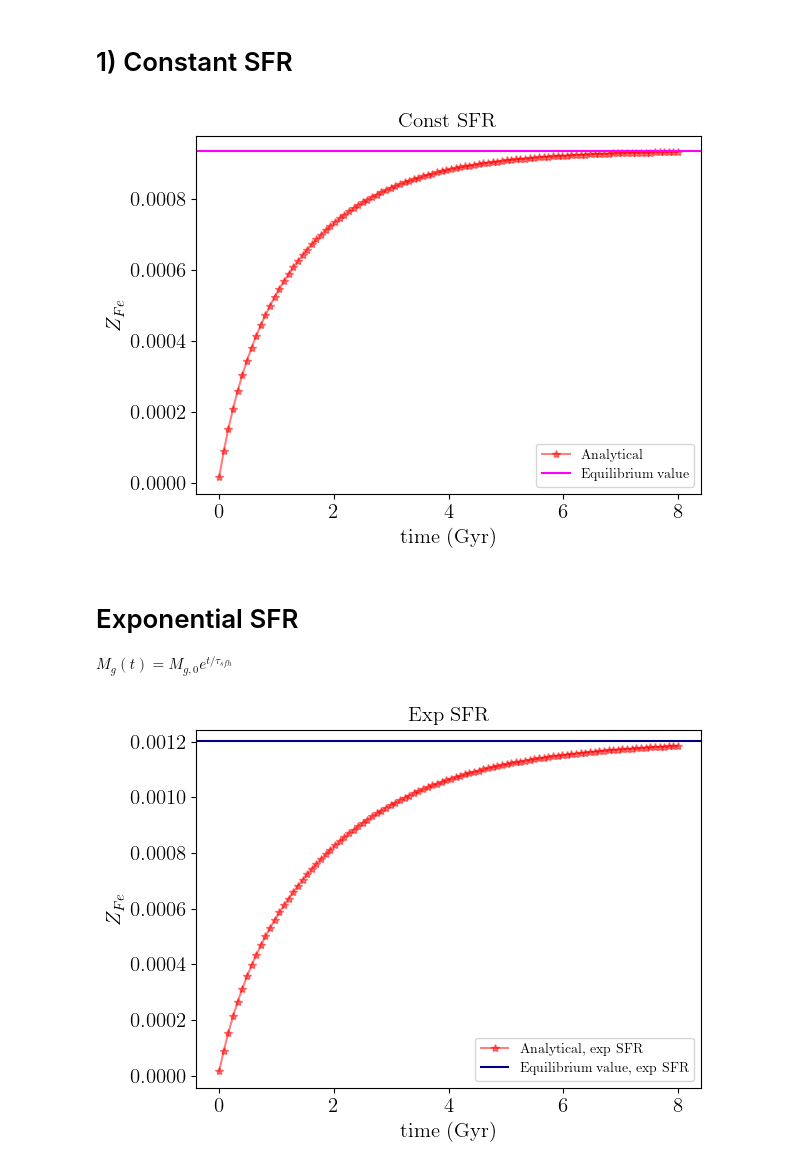
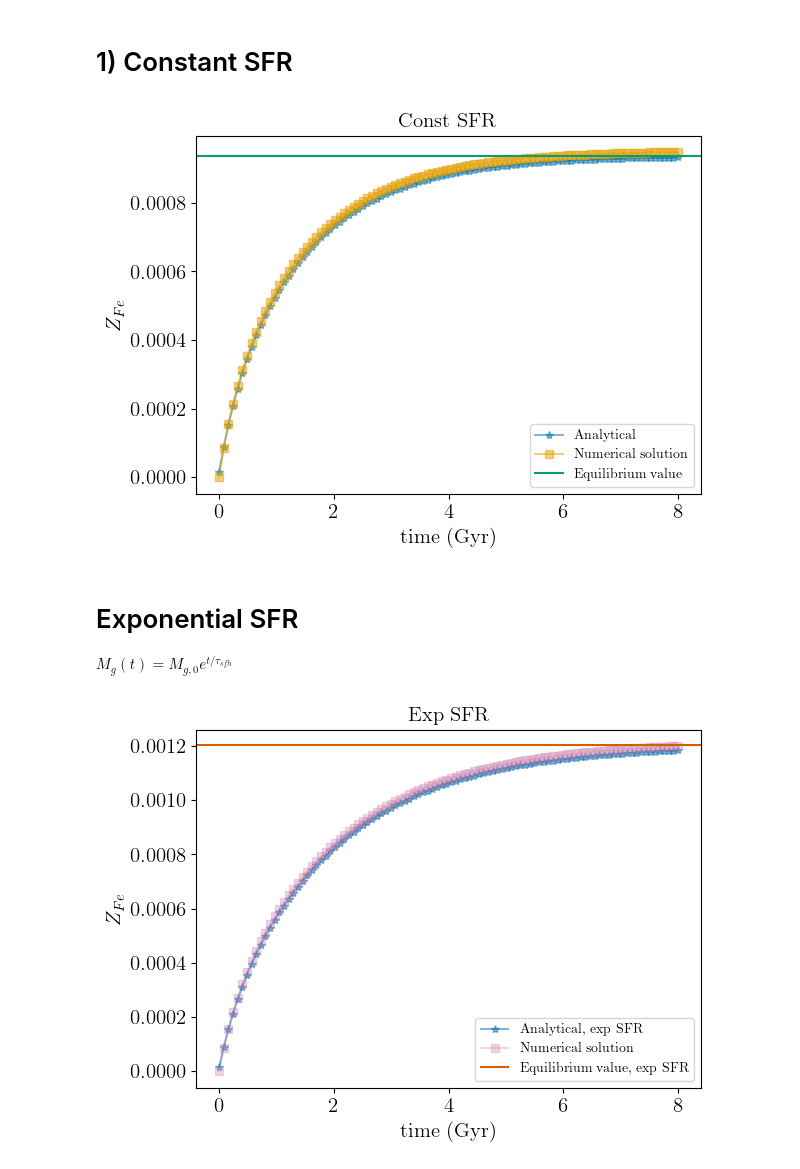
Before and after one commit to haniyehtajer/chemevo, a Jupyter notebook: examples/Iron_abundance.ipynb, the cells around one changed output. Saved outputs shown, nothing was run; the diff lists cells and outputs as text; code cells hidden in the pictures.

```diff
--- a/examples/Iron_abundance.ipynb
+++ b/examples/Iron_abundance.ipynb
@@ -16,6 +16,8 @@ params = {
    'axes.titlesize': 15
    }
 rcParams.update(params)
+
+colors = ["#0072B2", "#E69F00", "#009E73", "#D55E00", "#CC79A7", "#F0E442"]
 # %%
 eta = 2.5
 m_Fe_cc = 0.0012
@@ -36,18 +38,23 @@ t_array = np.linspace(0,8,100)
 M_g_array_const = np.ones(len(t_array))
 eq_Z_Fe_const = Fe.Z_Fe_eq_const(m_Fe_cc, m_Fe_Ia, eta, r)
 Z_Fe_Ia, Z_Fe_cc, analytical_Z_Fe_const = Fe.Z_Fe_const_sfr(t_array, m_Fe_Ia, m_Fe_cc, eta, r, tau_dep, t_D, tau_Ia)
+
+# Constant SFR, numerical solver
+R_0 = 2.2 * 10**-3 #solMass^-1 yr^-1
+Z_Fe_const_numerical = Fe.solve_for_Z_Fe(t_array, M_g_array_const, tau_dep, m_Fe_Ia, m_Fe_cc, tau_star, R_0, t_D, tau_Ia)
 # %%
-plt.plot(t_array, analytical_Z_Fe_const, color = 'red', marker='*', label = 'Analytical', alpha = 0.5)
-plt.axhline(eq_Z_Fe_const , color = 'magenta', label = 'Equilibrium value')
+plt.plot(t_array, analytical_Z_Fe_const, color = colors[0], marker='*', label = 'Analytical', alpha = 0.5)
+plt.plot(t_array, Z_Fe_const_numerical, color = colors[1], marker = 's', label = 'Numerical solution', alpha = 0.5)
+plt.axhline(eq_Z_Fe_const , color = colors[2], label = 'Equilibrium value')
 
 plt.title("Const SFR")
 plt.legend()
 plt.xlabel('time (Gyr)')
 plt.ylabel(r'$Z_{Fe}$')
 plt.tight_layout()
 plt.show()
 # %% [output]
-[figure, old version]
+[figure, new version]
 # %% [markdown]
 # Exponential SFR
 
@@ -62,6 +72,7 @@ Z_Fe_cc_eq, Z_Fe_Ia_eq, analytical_Z_Fe_exp_eq = Fe.Z_Fe_eq_exp(m_Fe_Ia, m_Fe_cc
 # %%
-plt.plot(t_array, analytical_Z_Fe_exp, color = 'red', marker='*', label = 'Analytical, exp SFR', alpha = 0.5)
-plt.axhline(analytical_Z_Fe_exp_eq, color = 'navy', label = 'Equilibrium value, exp SFR')
+plt.plot(t_array, analytical_Z_Fe_exp, color = colors[0], marker='*', label = 'Analytical, exp SFR', alpha = 0.5)
+plt.plot(t_array, Z_Fe_exp_numerical, color = colors[4], label = 'Numerical solution', marker = 's', alpha = 0.3)
+plt.axhline(analytical_Z_Fe_exp_eq, color = colors[3], label = 'Equilibrium value, exp SFR')
 
 
 plt.legend()
@@ -69,6 +80,8 @@ plt.xlabel('time (Gyr)')
 plt.ylabel(r'$Z_{Fe}$')
 plt.title("Exp SFR")
 plt.tight_layout()
+
+plt.savefig("exp_sfr_Fe.png", dpi=300)
 plt.show()
 # %% [output]
-[figure, old version]
+[figure, new version]
```
Also changed, not shown: parts of 3 cells of this notebook, 5 other files.
